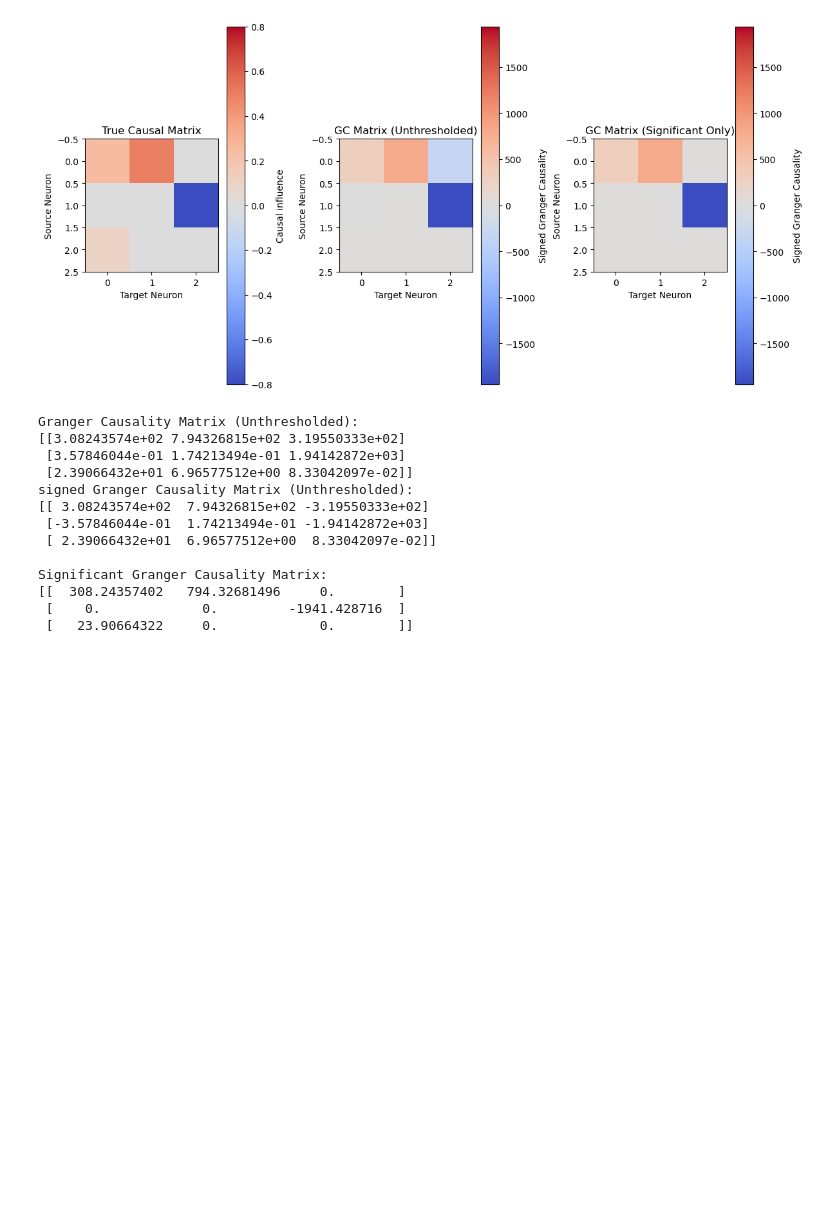
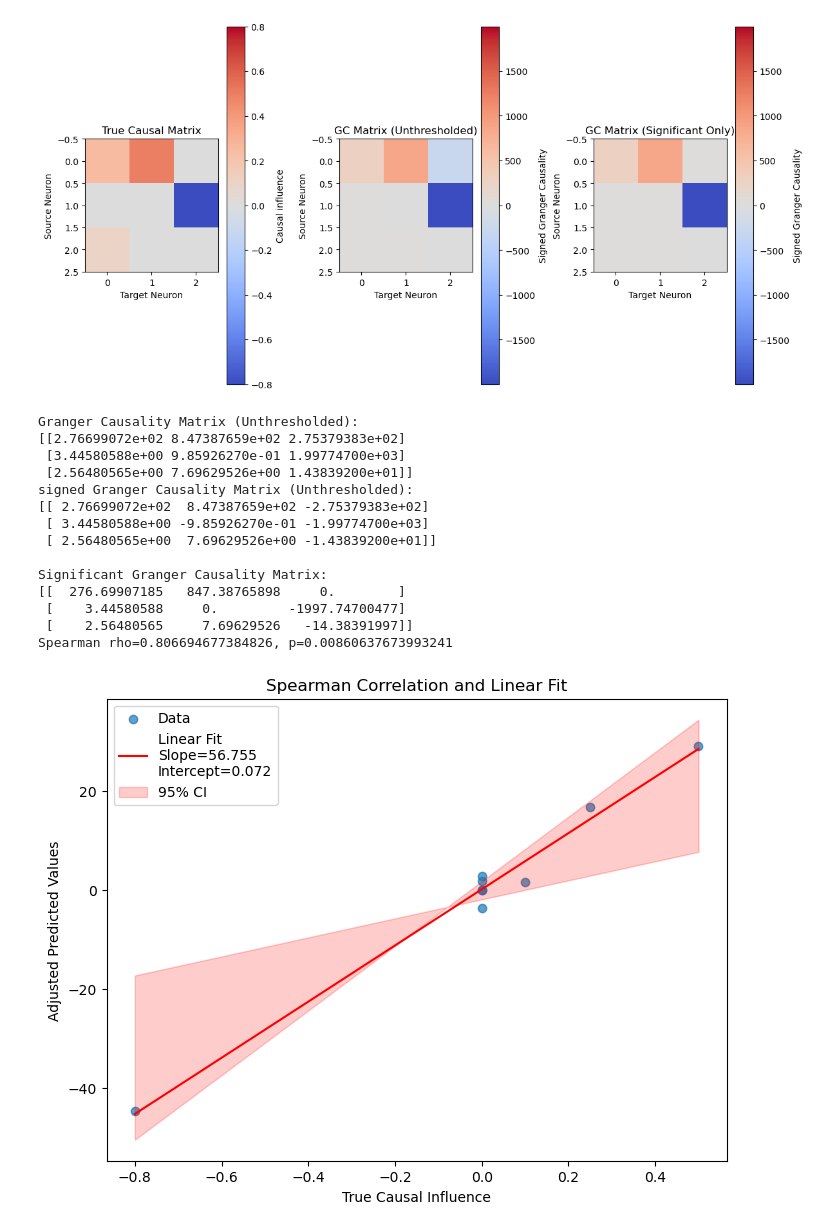
Before and after one commit to danclab/poisson_glm_granger, a Jupyter notebook: demo.ipynb, the cells around one changed output. Saved outputs shown, nothing was run; the diff lists cells and outputs as text; code cells hidden in the pictures; blank space fills up the shorter version.

```diff
--- a/demo.ipynb
+++ b/demo.ipynb
@@ -90,4 +94,48 @@ print("signed Granger Causality Matrix (Unthresholded):")
 print(signed_gc_matrix)
 print("\nSignificant Granger Causality Matrix:")
 print(significant_gc_matrix)
+
+
+# Flatten the matrices
+true_values = causal_matrix.flatten()
+predicted_values = significant_gc_matrix.flatten()
+
+adjusted_predicted_values=np.sign(predicted_values)*np.sqrt(np.abs(predicted_values))
+
+# Compute Spearman correlation
+spearman_corr, spearman_pval = spearmanr(true_values, adjusted_predicted_values)
+
+# Bootstrapped confidence intervals for linear regression
+bootstrapped_slopes = []
+bootstrapped_intercepts = []
+n_bootstraps = 1000
+for _ in range(n_bootstraps):
+    resampled_true, resampled_predicted = resample(true_values, adjusted_predicted_values)
+    if not np.all(resampled_true==0):
+        slope, intercept = np.polyfit(resampled_true, resampled_predicted, 1)
+        bootstrapped_slopes.append(slope)
+        bootstrapped_intercepts.append(intercept)
+
+# Compute 95% CI
+slope_ci = np.percentile(bootstrapped_slopes, [2.5, 97.5])
+intercept_ci = np.percentile(bootstrapped_intercepts, [2.5, 97.5])
+
+# Fit the linear regression line for plotting
+slope, intercept = np.polyfit(true_values, adjusted_predicted_values, 1)
+line_x = np.linspace(true_values.min(), true_values.max(), 100)
+line_y = slope * line_x + intercept
+
+# Plot
+plt.figure(figsize=(8, 6))
+plt.scatter(true_values, adjusted_predicted_values, alpha=0.7, label='Data')
+plt.plot(line_x, line_y, color='red', label=f'Linear Fit\nSlope={slope:.3f}\nIntercept={intercept:.3f}')
+plt.fill_between(line_x, slope_ci[0] * line_x + intercept_ci[0], slope_ci[1] * line_x + intercept_ci[1],
+                 color='red', alpha=0.2, label='95% CI')
+plt.xlabel('True Causal Influence')
+plt.ylabel('Adjusted Predicted Values')
+plt.title('Spearman Correlation and Linear Fit')
+plt.legend()
+
+# Display Spearman results
+print(f'Spearman rho={spearman_corr}, p={spearman_pval}')
 # %% [output]
@@ -103,14 +151,16 @@ Source 2 -> Target 2: Optimal window = 8, CV score = -0.4322
 [figure]
 Granger Causality Matrix (Unthresholded):
-[[3.08243574e+02 7.94326815e+02 3.19550333e+02]
- [3.57846044e-01 1.74213494e-01 1.94142872e+03]
- [2.39066432e+01 6.96577512e+00 8.33042097e-02]]
+[[2.76699072e+02 8.47387659e+02 2.75379383e+02]
+ [3.44580588e+00 9.85926270e-01 1.99774700e+03]
+ [2.56480565e+00 7.69629526e+00 1.43839200e+01]]
 signed Granger Causality Matrix (Unthresholded):
-[[ 3.08243574e+02  7.94326815e+02 -3.19550333e+02]
- [-3.57846044e-01  1.74213494e-01 -1.94142872e+03]
- [ 2.39066432e+01  6.96577512e+00  8.33042097e-02]]
+[[ 2.76699072e+02  8.47387659e+02 -2.75379383e+02]
+ [ 3.44580588e+00 -9.85926270e-01 -1.99774700e+03]
+ [ 2.56480565e+00  7.69629526e+00 -1.43839200e+01]]
 
 Significant Granger Causality Matrix:
-[[  308.24357402   794.32681496     0.        ]
- [    0.             0.         -1941.428716  ]
- [   23.90664322     0.             0.        ]]
+[[  276.69907185   847.38765898     0.        ]
+ [    3.44580588     0.         -1997.74700477]
+ [    2.56480565     7.69629526   -14.38391997]]
+Spearman rho=0.806694677384826, p=0.00860637673993241
+[figure, added]
```
Also changed, not shown: parts of 6 cells of this notebook.
